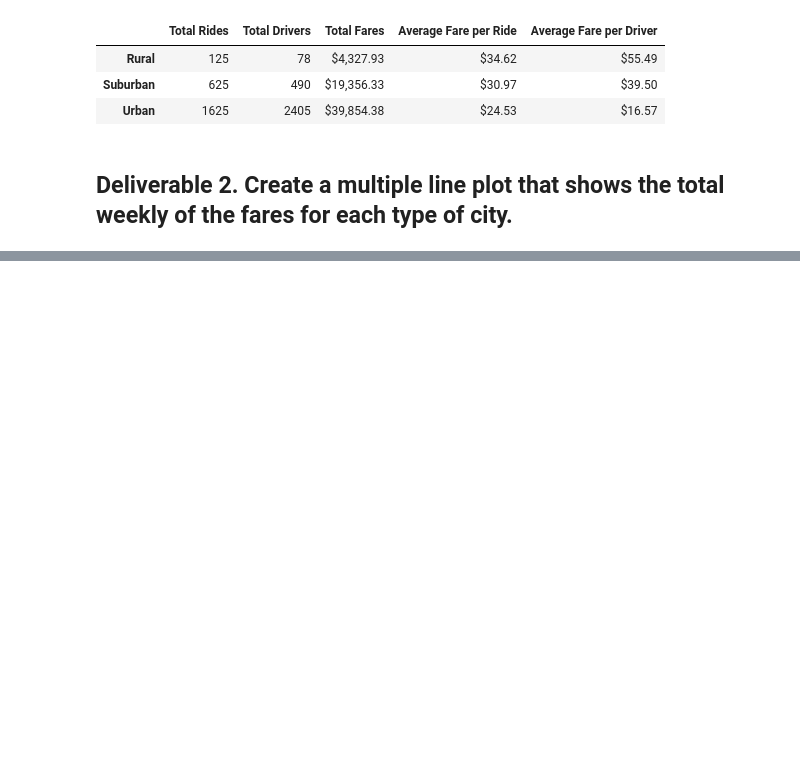
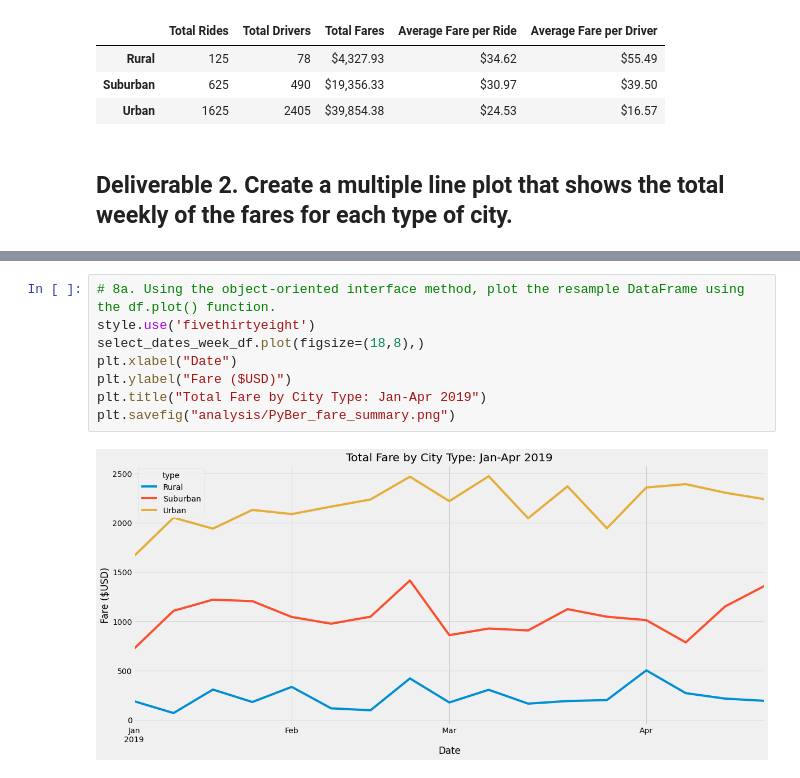
Before and after one commit to neilralston/PyBer_Analysis, a Jupyter notebook: PyBer_Challenge.ipynb, the cells around one changed output, grey strips where cells are left out. Drawn from its saved outputs; the diff is of its cells as text; blank space fills up the shorter version.

```diff
--- a/PyBer_Challenge.ipynb
+++ b/PyBer_Challenge.ipynb
@@ -150,0 +264,10 @@ style.use('fivethirtyeight')
+# %%
+# 8a. Using the object-oriented interface method, plot the resample DataFrame using the df.plot() function.
+style.use('fivethirtyeight')
+select_dates_week_df.plot(figsize=(18,8),)
+plt.xlabel("Date")
+plt.ylabel("Fare ($USD)")
+plt.title("Total Fare by City Type: Jan-Apr 2019")
+plt.savefig("analysis/PyBer_fare_summary.png")
+# %% [output]
+[figure, added]
```
Also changed, not shown: parts of 9 cells of this notebook, 1 other file.
